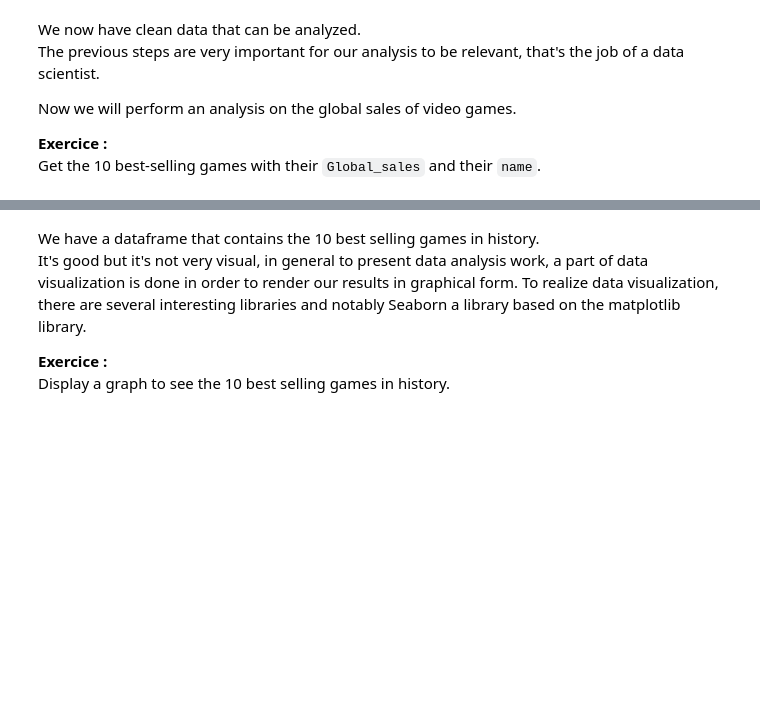
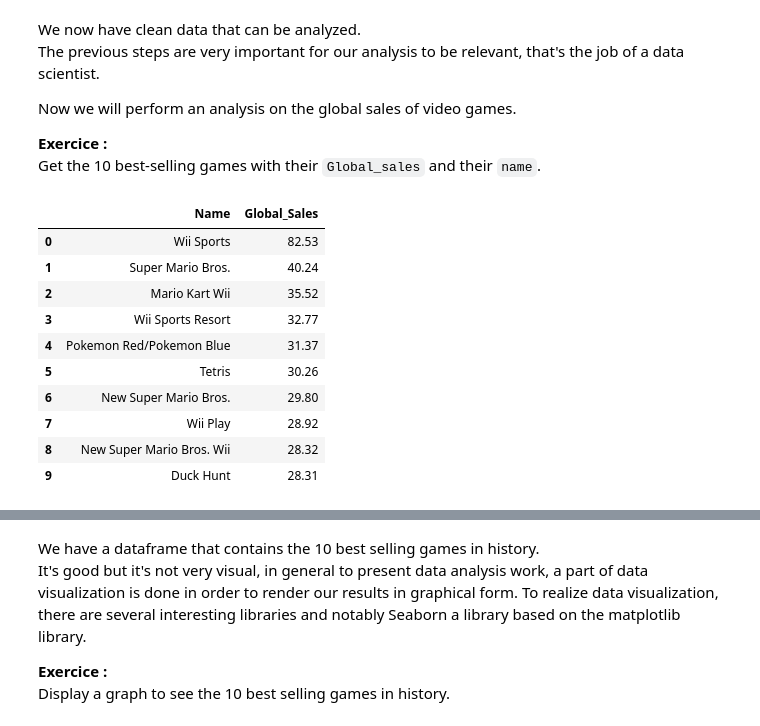
Before and after one commit to PoC-Community/ia-pandas-MaoKoro, a Jupyter notebook: 2.video_games_data_visualisation.ipynb, the cells around one changed output, grey strips where cells are left out. Saved outputs shown, nothing was run; the diff lists cells and outputs as text; code cells hidden in the pictures; blank space fills up the shorter version.

````diff
--- a/2.video_games_data_visualisation.ipynb
+++ b/2.video_games_data_visualisation.ipynb
@@ -355,6 +379,19 @@ Now we will perform an analysis on the global sales of video games.
 Get the 10 best-selling games with their ```Global_sales``` and their ```name```.
 # %%
 # Top 10 Games by Global Sales
+df[['Name', 'Global_Sales']].sort_values(by='Global_Sales', ascending=False).head(10)
+# %% [output]
+|  | Name | Global_Sales |
+| 0 | Wii Sports | 82.53 |
+| 1 | Super Mario Bros. | 40.24 |
+| 2 | Mario Kart Wii | 35.52 |
+| 3 | Wii Sports Resort | 32.77 |
+| 4 | Pokemon Red/Pokemon Blue | 31.37 |
+| 5 | Tetris | 30.26 |
+| 6 | New Super Mario Bros. | 29.80 |
+| 7 | Wii Play | 28.92 |
+| 8 | New Super Mario Bros. Wii | 28.32 |
+| 9 | Duck Hunt | 28.31 |
 # %% [markdown]
 **Expected output:**\
 <img src="./image/games_per_gs.png"/>
````
Also changed, not shown: parts of 4 cells of this notebook.
